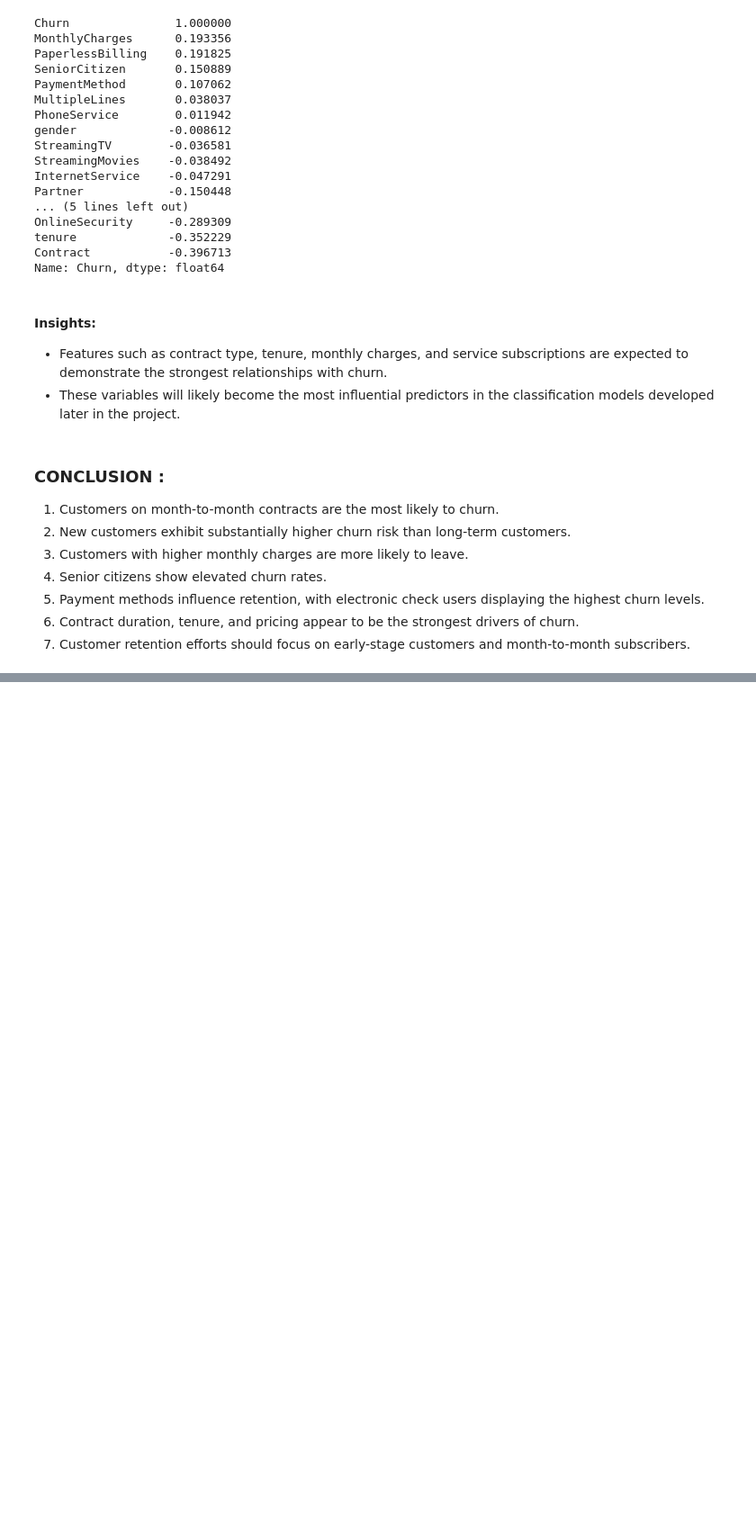
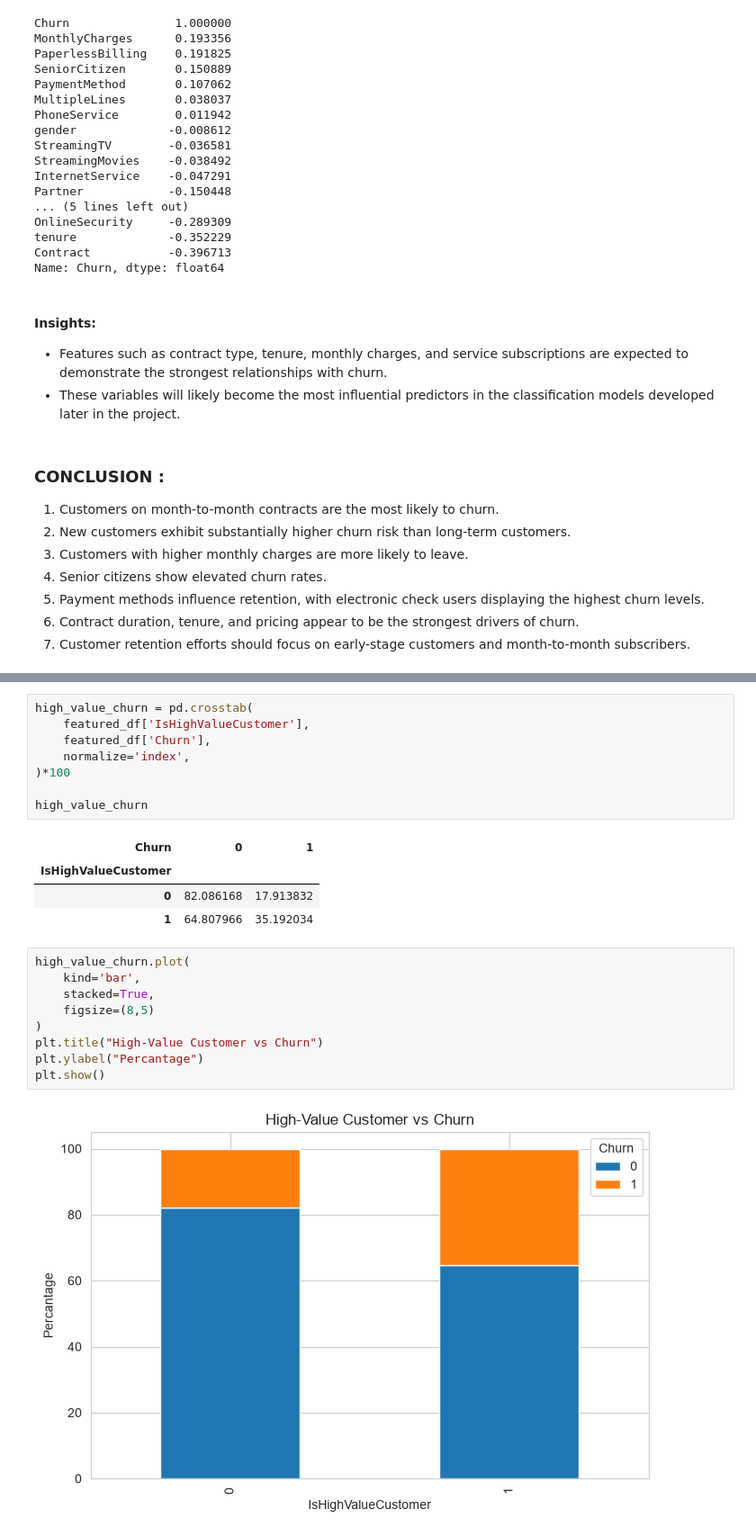
Before and after one commit to Abhilash0079/MachineLearningProjects, a Jupyter notebook: Customer_Churn_Prediction/notebooks/EDA.ipynb, the cells around one changed output, grey strips where cells are left out. Shown at 90% size. Cells and saved outputs as stored; diff of their text form; blank space fills up the shorter version.

```diff
--- a/Customer_Churn_Prediction/notebooks/EDA.ipynb
+++ b/Customer_Churn_Prediction/notebooks/EDA.ipynb
@@ -407,0 +494,24 @@ Name: Churn, dtype: float64
+# %%
+high_value_churn = pd.crosstab(
+    featured_df['IsHighValueCustomer'],
+    featured_df['Churn'],
+    normalize='index',
+)*100
+
+high_value_churn
+# %% [output]
+| Churn | 0 | 1 |
+| IsHighValueCustomer |  |  |
+| 0 | 82.086168 | 17.913832 |
+| 1 | 64.807966 | 35.192034 |
+# %%
+high_value_churn.plot(
+    kind='bar',
+    stacked=True,
+    figsize=(8,5)
+)
+plt.title("High-Value Customer vs Churn")
+plt.ylabel("Percantage")
+plt.show()
+# %% [output]
+[figure, added]
```
Also changed, not shown: parts of 34 cells of this notebook, 3 other files.
